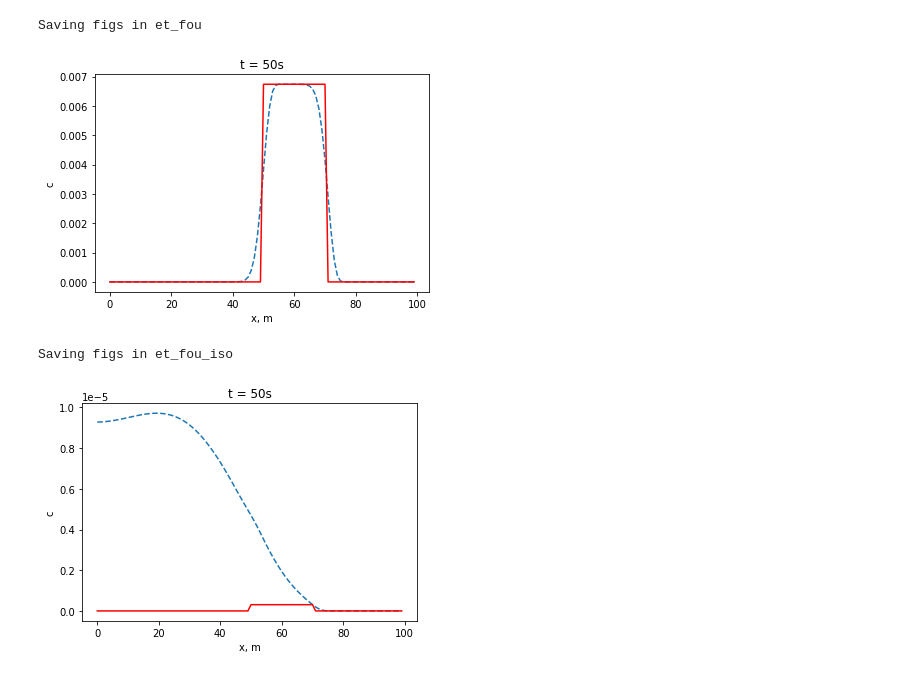
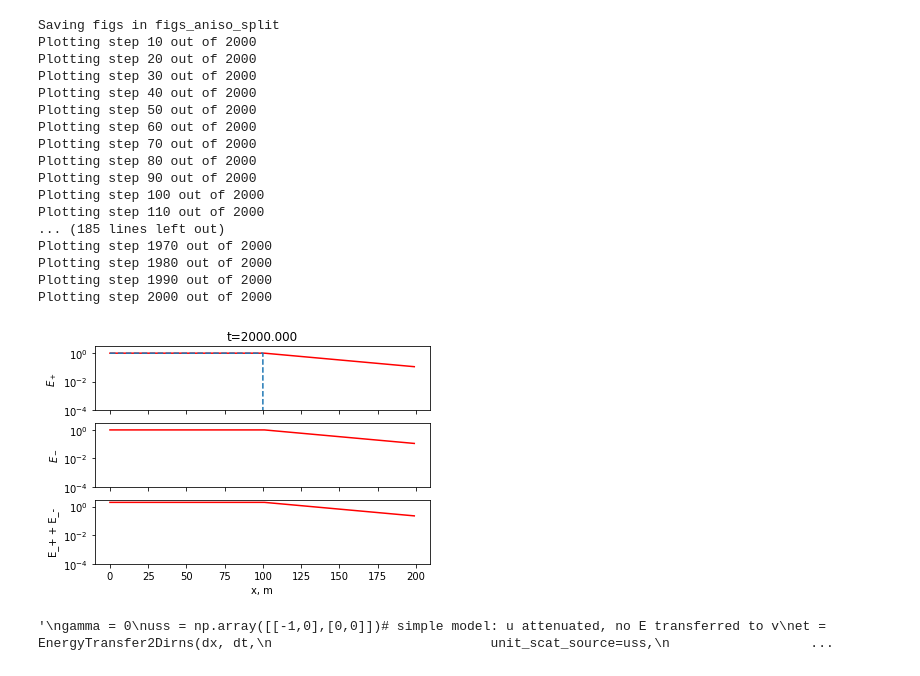
Before and after one commit to tdcwilliams/pywave, a Jupyter notebook: notebooks/energy_transport/energy_transfer_2dirns.ipynb, the cells around one changed output. Saved outputs shown, nothing was run; the diff lists cells and outputs as text; code cells hidden in the pictures.

```diff
--- a/notebooks/energy_transport/energy_transfer_2dirns.ipynb
+++ b/notebooks/energy_transport/energy_transfer_2dirns.ipynb
@@ -94,4 +157,43 @@ plot_step(x, u0, v0, c, alpha, gamma, 0,  dt, **kw_init)
+# %%
+# no dissipation
+# - split-step solver with larger time step
+# - final results not very sensible
+et2d = ET2dirnsManager(
+    dx, dt, cg, u_l=1,
+    reflection_coefficient=refl,
+    alpha=alpha,
+    gamma=gamma,
+    nx=200,
+    nt=2000,
+    outdir="figs_aniso_split",
+    aniso=True,
+    scheme="lax_wendroff",
+    limiter="superbee",
+    u_correction_scheme="split_step",
+)
+et2d.plot_step(0)
+et2d.run(reps=10)
+# %% [output]
+Saving figs in figs_aniso_split
+Plotting step 10 out of 2000
+Plotting step 20 out of 2000
+Plotting step 30 out of 2000
+Plotting step 40 out of 2000
+Plotting step 50 out of 2000
+Plotting step 60 out of 2000
+Plotting step 70 out of 2000
+Plotting step 80 out of 2000
+Plotting step 90 out of 2000
+Plotting step 100 out of 2000
+Plotting step 110 out of 2000
+... (185 lines left out)
+Plotting step 1970 out of 2000
+Plotting step 1980 out of 2000
+Plotting step 1990 out of 2000
+Plotting step 2000 out of 2000
+[figure, added]
 # %%
+"""
 gamma = 0
 uss = np.array([[-1,0],[0,0]])# simple model: u attenuated, no E transferred to v
 et = EnergyTransfer2Dirns(dx, dt,
@@ -100,19 +202,6 @@ et = EnergyTransfer2Dirns(dx, dt,
                             u_correction_scheme="split_step",
                          )
 run(et, u0, v0, c, alpha, gamma, x, outdir='et_fou', **kw_init)
+"""
 # %% [output]
-Saving figs in et_fou
+'\ngamma = 0\nuss = np.array([[-1,0],[0,0]])# simple model: u attenuated, no E transferred to v\net = EnergyTransfer2Dirns(dx, dt,\n                            unit_scat_source=uss,\n                  ...
-[figure, removed]
-# %%
-# isotropic
-alpha = .1
-gamma = 0.2
-et = EnergyTransfer2Dirns(dx, dt,
-                            aniso=False,
-                            scheme='first_order_upwind',
-                            u_correction_scheme="split_step",
-                         )
-run(et, u0, v0, c, alpha, gamma, x, outdir='et_fou_iso', **kw_init)
-# %% [output]
-Saving figs in et_fou_iso
-[figure, removed]
```
Also changed, not shown: parts of 15 cells of this notebook.
